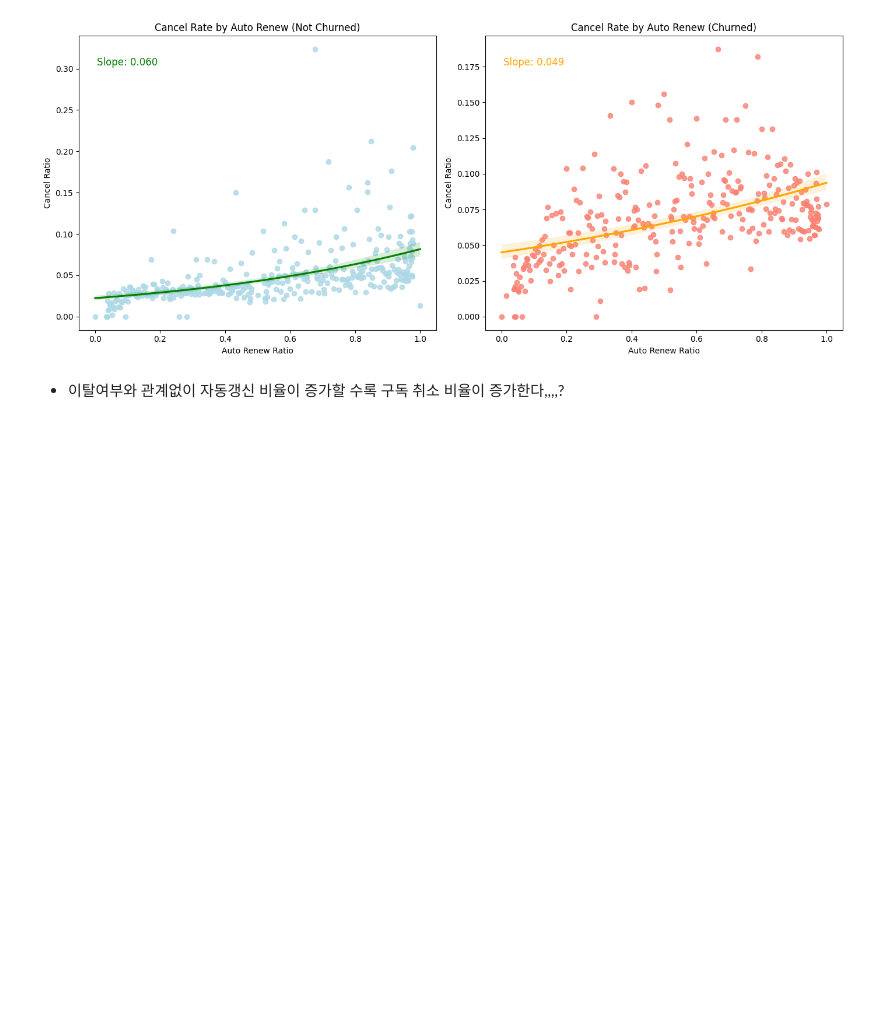
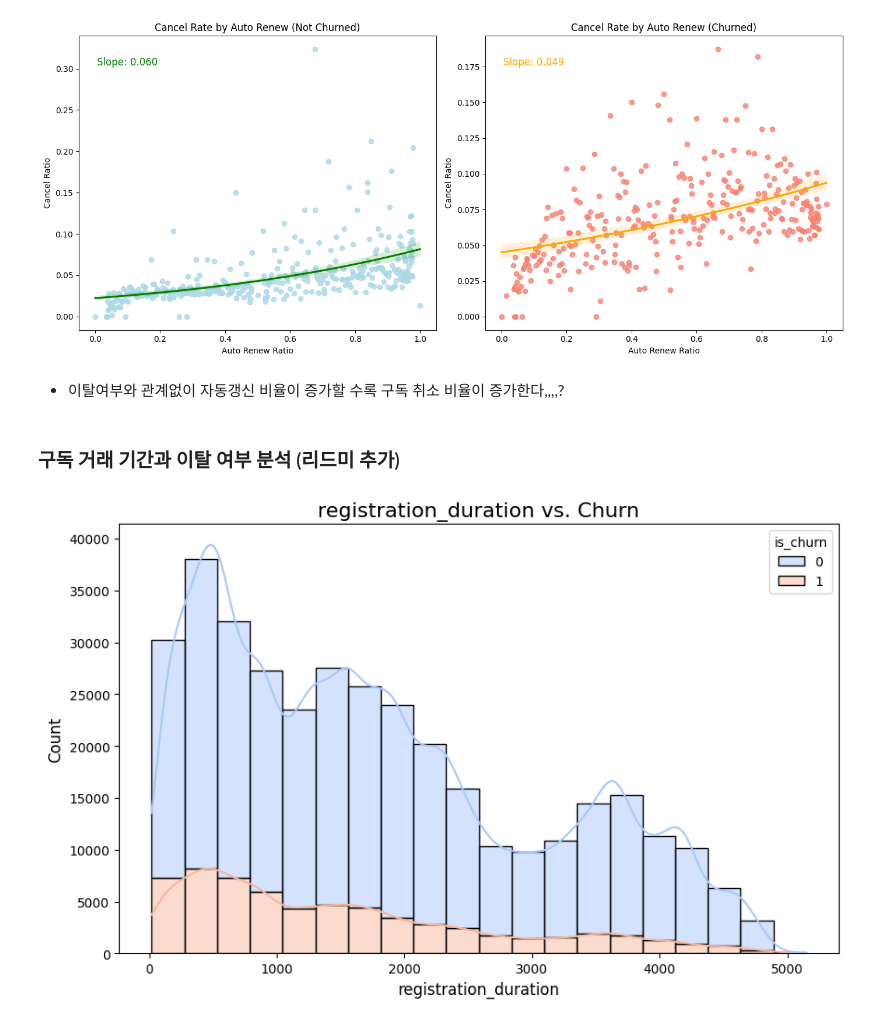
Before and after one commit to SKNETWORKS-FAMILY-AICAMP/SKN09-2nd-2Team, a Jupyter notebook: dain/dain_EDA.ipynb, the cells around one changed output. Saved outputs shown, nothing was run; the diff lists cells and outputs as text; code cells hidden in the pictures; blank space fills up the shorter version.

```diff
--- a/dain/dain_EDA.ipynb
+++ b/dain/dain_EDA.ipynb
@@ -313,3 +313,14 @@ plt.show()
 [figure]
 # %% [markdown]
 * 이탈여부와 관계없이 자동갱신 비율이 증가할 수록 구독 취소 비율이 증가한다,,,,?
+# %% [markdown]
+### 구독 거래 기간과 이탈 여부 분석 (리드미 추가)
+# %%
+plt.figure(figsize=(10, 6))
+sns.histplot(data=df, x='registration_duration', hue='is_churn', kde=True, bins=20, palette="coolwarm", multiple="stack")
+plt.title("registration_duration vs. Churn", fontsize=16)
+plt.xlabel("registration_duration", fontsize=12)
+plt.ylabel("Count", fontsize=12)
+plt.show()
+# %% [output]
+[figure, added]
```
Also changed, not shown: parts of 6 cells of this notebook, 7 other files.
